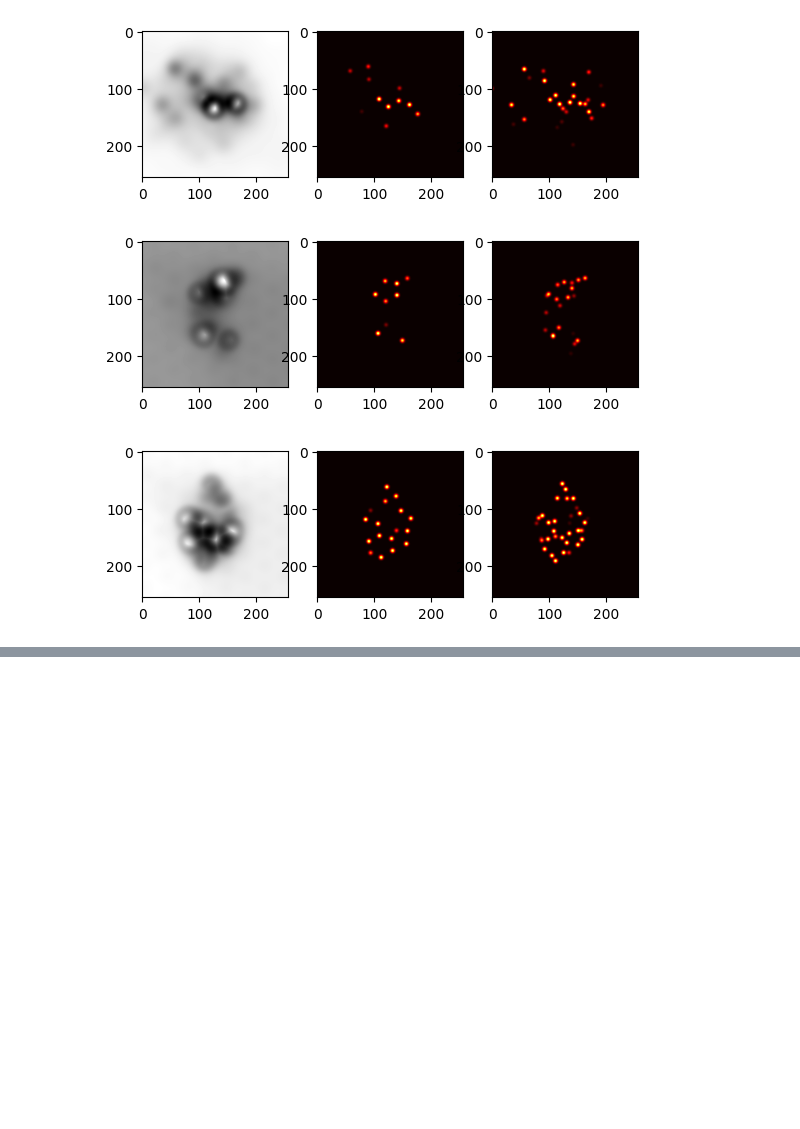
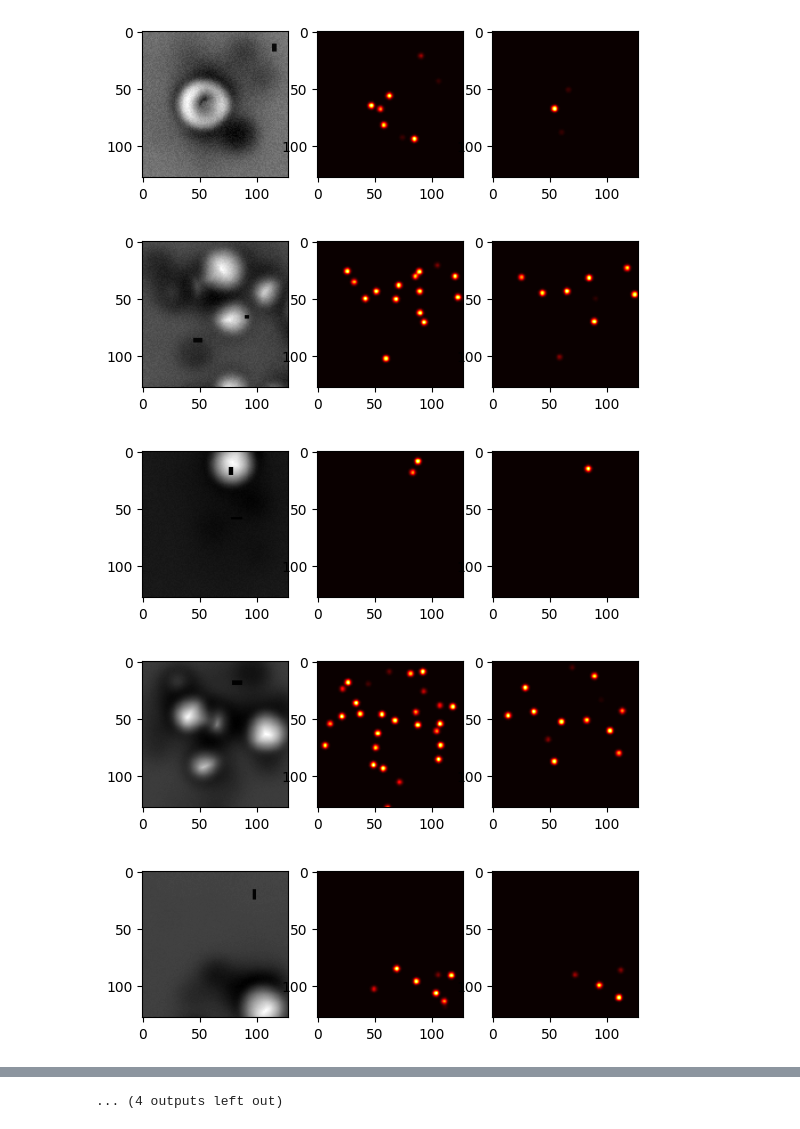
Before and after one commit to LauriKurki/molecule-net, a Jupyter notebook: notebooks/water_pipeline.ipynb, the cells around one changed output, grey strips where cells are left out. Drawn from its saved outputs; the diff is of its cells as text; code cells hidden in the pictures; blank space fills up the shorter version.

Commit message:
water notebook and input testing

```diff
--- a/notebooks/water_pipeline.ipynb
+++ b/notebooks/water_pipeline.ipynb
@@ -142,0 +21,11 @@ ds = get_dataset(fnames)
+# %%
+dataset = "water-bilayer-tf"
+
+config = water_test.get_config()
+config.root_dir = root_dirs.get_root_dir(dataset)
+
+config.train_molecules = (0, 8000)
+config.val_molecules = (8000, 12000)
+
+config.target_z_cutoff = 2.0
+config.interpolate_input_z = 20
@@ -142,0 +292,2 @@ ds = get_dataset(fnames)
+# %%
+ds = get_datasets(config)['val']
@@ -174,7 +317,7 @@ y = batch["atom_map"]
 
 for i in range(x.shape[0]):
     ax = plt.subplot(131)
-    ax.imshow(x[i].mean(axis=-1), cmap='gray')
+    ax.imshow(x[i, ..., -5, 0], cmap='gray')
 
     ax = plt.subplot(132)
     ax.imshow(y[i, ..., 0].mean(axis=-1), cmap='hot')
@@ -182,5 +325,6 @@ for i in range(x.shape[0]):
     ax = plt.subplot(133)
     ax.imshow(y[i, ..., 1].mean(axis=-1), cmap='hot')
 
+
     plt.show()
 # %% [output]
@@ -188,3 +332,5 @@ for i in range(x.shape[0]):
-[figure, old version]
+[figure, new version]
-[figure, old version]
+[figure, new version]
-[figure, old version]
+[figure, new version]
+[figure, added]
+[figure, added]
@@ -190,0 +343 @@ for i in range(x.shape[0]):
+... (4 outputs left out)
```
Also changed, not shown: parts of 11 cells of this notebook, 1 other file.
